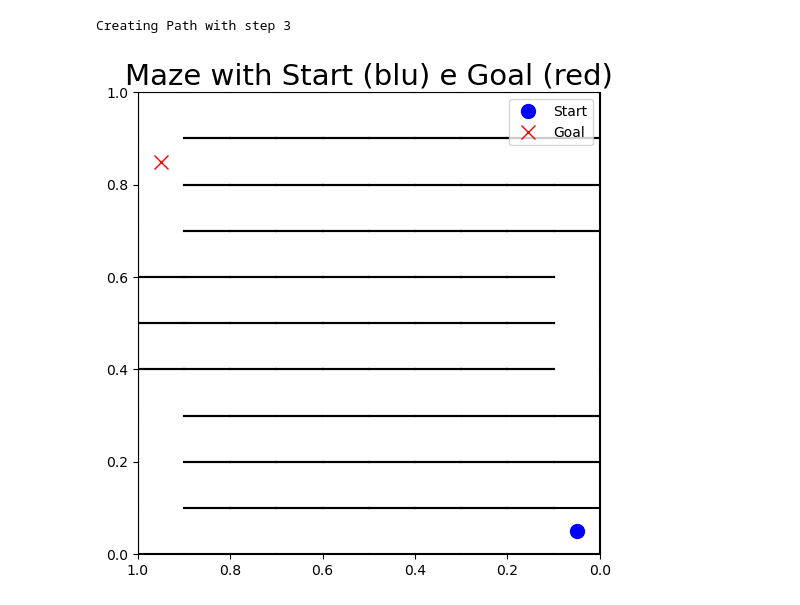
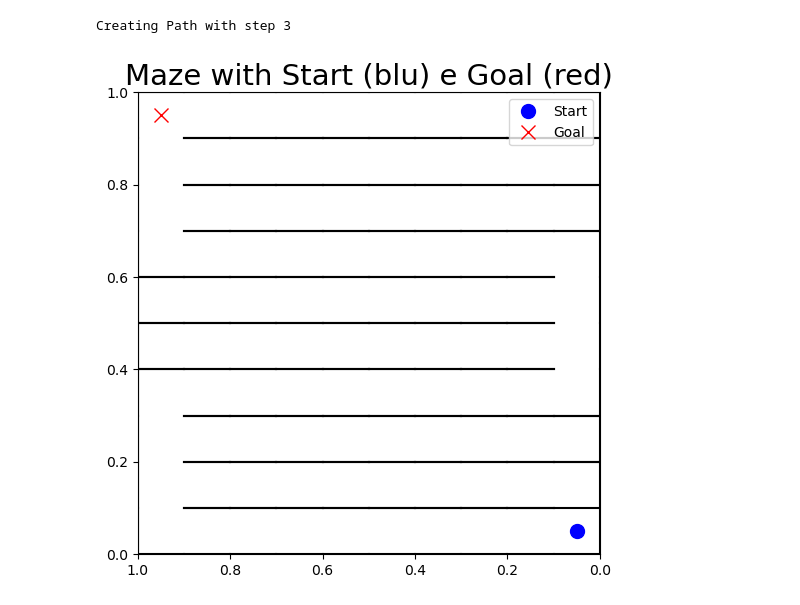
Before and after one commit to GiovanniFilomeno/Direct_Preference_Learning_LLM_Thesis, a Jupyter notebook: preferencelearning-main/Pictures-Submission/test_pictures.ipynb, the cells around one changed output. Saved outputs shown, nothing was run; the diff lists cells and outputs as text; code cells hidden in the pictures.

```diff
--- a/preferencelearning-main/Pictures-Submission/test_pictures.ipynb
+++ b/preferencelearning-main/Pictures-Submission/test_pictures.ipynb
@@ -12,32 +12,32 @@ from maze import Maze
 from maze_env import draw_map
 import numpy as np
 
 maze_size = 10
 start = np.array([0.05, 0.05])     # punto di partenza (blu)
-goal  = np.array([0.95, 0.85])     # punto di arrivo (rosso)
+goal  = np.array([0.95, 0.95])     # punto di arrivo (rosso)
 
 maze = Maze(maze_size, maze_size, 0, 0)
 maze.make_maze_fail(step=3)
 
 fig, ax = plt.subplots(figsize=(6, 6))
 
 # Disegna la mappa
 draw_map(1 / maze_size, maze, ax=ax, alpha=1.0)
 
 # Disegna la partenza (cerchio blu)
 ax.plot(start[0], start[1], 'bo', markersize=10, label='Start')
 
 # Disegna l'arrivo (croce rossa)
 ax.plot(goal[0], goal[1], 'rx', markersize=10, label='Goal')
 
 # Setup grafico
 ax.set_xlim(0, 1)
 ax.set_ylim(0, 1)
 ax.set_aspect('equal')
 ax.invert_xaxis()
 ax.legend(loc="upper right")
 plt.title("Maze with Start (blu) e Goal (red)", fontsize=21)
 plt.show()
 # %% [output]
 Creating Path with step 3
-[figure, old version]
+[figure, new version]
```
Also changed, not shown: 13 other files.
